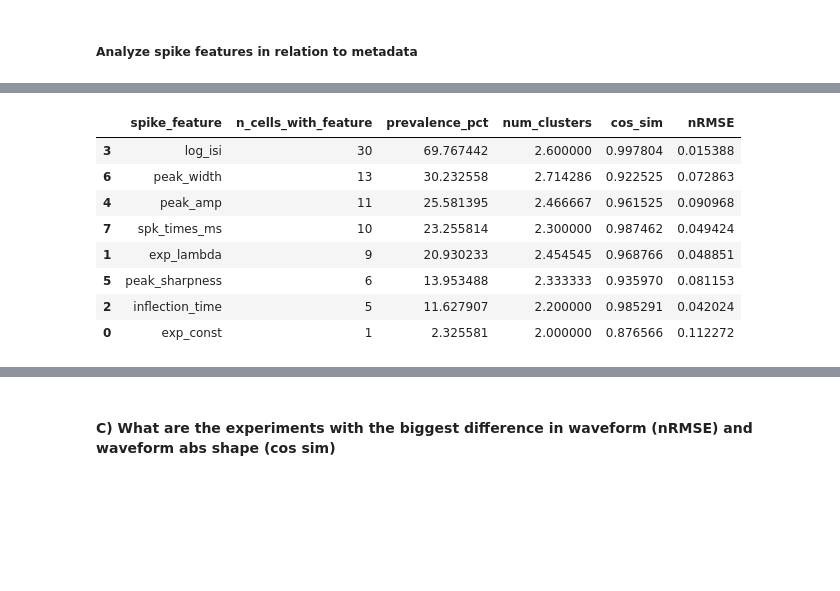
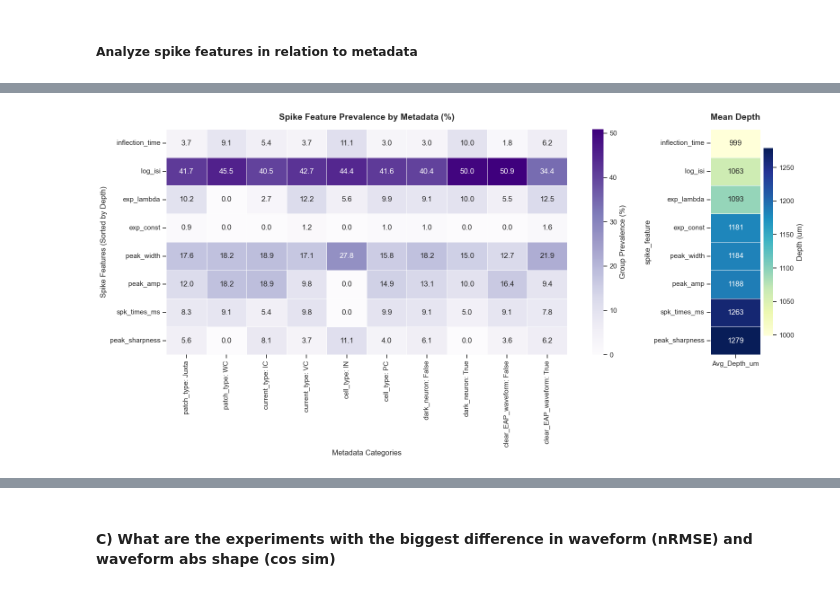
Before and after one commit to voytekresearch/spikewise, a Jupyter notebook: datasets/spe-1/spe1_patch_LFP_analysis/cluster_analyses/all_cluster_comparison.ipynb, the cells around one changed output, grey strips where cells are left out. Drawn from its saved outputs; the diff is of its cells as text; code cells hidden in the pictures; blank space fills up the shorter version.

Commit message:
feature depth distribution

```diff
--- a/datasets/spe-1/spe1_patch_LFP_analysis/cluster_analyses/all_cluster_comparison.ipynb
+++ b/datasets/spe-1/spe1_patch_LFP_analysis/cluster_analyses/all_cluster_comparison.ipynb
@@ -123,12 +98,56 @@ plot_raincloud_results(df_master, 'peak_amp')
-# %%
-spk_feat_prevalence
-# %% [output]
-|  | spike_feature | n_cells_with_feature | prevalence_pct | num_clusters | cos_sim | nRMSE |
-| 3 | log_isi | 30 | 69.767442 | 2.600000 | 0.997804 | 0.015388 |
-| 6 | peak_width | 13 | 30.232558 | 2.714286 | 0.922525 | 0.072863 |
-| 4 | peak_amp | 11 | 25.581395 | 2.466667 | 0.961525 | 0.090968 |
-| 7 | spk_times_ms | 10 | 23.255814 | 2.300000 | 0.987462 | 0.049424 |
-| 1 | exp_lambda | 9 | 20.930233 | 2.454545 | 0.968766 | 0.048851 |
-| 5 | peak_sharpness | 6 | 13.953488 | 2.333333 | 0.935970 | 0.081153 |
-| 2 | inflection_time | 5 | 11.627907 | 2.200000 | 0.985291 | 0.042024 |
-| 0 | exp_const | 1 | 2.325581 | 2.000000 | 0.876566 | 0.112272 |
+# %%
+
+
+def plot_master_feature_dependency_refined(df):
+    # 1. Identify Categorical Metadata (excluding metrics and keys)
+    exclude = ['spike_feature', 'num_clusters', 'cos_sim', 'nRMSE', 'cell_id', 'cortical_depth', 'nRMSE_std', 'cos_sim_std', 'cluster']
+    meta_cols = [c for c in df.columns if c not in exclude]
+
+    # 2. Calculate Prevalence (%) for Categorical Metadata
+    # This shows what percentage of each metadata group produces which feature
+    cat_data = []
+    for col in meta_cols:
+        counts = df.groupby(['spike_feature', col]).size().unstack(fill_value=0)
+        # Normalize to get % within that metadata category
+        prevalence = (counts / counts.sum()) * 100
+        prevalence.columns = [f"{col}: {c}" for c in prevalence.columns]
+        cat_data.append(prevalence)
+
+    # 3. Calculate Mean Depth for Sorting and the Depth Column
+    depth_stats = df.groupby('spike_feature')['cortical_depth'].mean().to_frame()
+    depth_stats.columns = ['Avg_Depth_um']
+
+    # 4. Merge and Sort by Depth (Top of cortex to Bottom)
+    master_matrix = pd.concat(cat_data + [depth_stats], axis=1).fillna(0)
+    master_matrix = master_matrix.sort_values(by='Avg_Depth_um')
+
+    # 5. Plotting with increased spacing to prevent overlaps
+    # Figure height is dynamic based on number of features
+    fig_height = max(8, len(master_matrix) * 0.6)
+    fig, (ax1, ax2) = plt.subplots(1, 2, figsize=(16, fig_height),
+                                   gridspec_kw={'width_ratios': [8, 1]})
+
+    # Categorical Prevalence Heatmap (Blue color scheme)
+    sns.heatmap(master_matrix.drop(columns=['Avg_Depth_um']),
+                annot=True, fmt=".1f", cmap="Purples", ax=ax1,
+                cbar_kws={'label': 'Group Prevalence (%)'},
+                linewidths=0.5)
+
+    # Depth Heatmap (Deeper = Darker using "Purples" or "YlGnBu")
+    sns.heatmap(master_matrix[['Avg_Depth_um']],
+                annot=True, fmt=".0f", cmap="YlGnBu", ax=ax2,
+                cbar_kws={'label': 'Depth (um)'},
+                linewidths=0.5)
+
+    ax1.set_title('Spike Feature Prevalence by Metadata (%)', fontweight='bold', fontsize=14, pad=15)
+    ax2.set_title('Mean Depth', fontweight='bold', fontsize=14, pad=15)
+    ax1.set_ylabel('Spike Features (Sorted by Depth)', fontsize=12)
+    ax1.set_xlabel('Metadata Categories', fontsize=12)
+
+    plt.tight_layout()
+    plt.show()
+
+# Run this on your master data
+plot_master_feature_dependency_refined(df_master)
+# %% [output]
+[figure, added]
```
Also changed, not shown: parts of 2 cells of this notebook.
